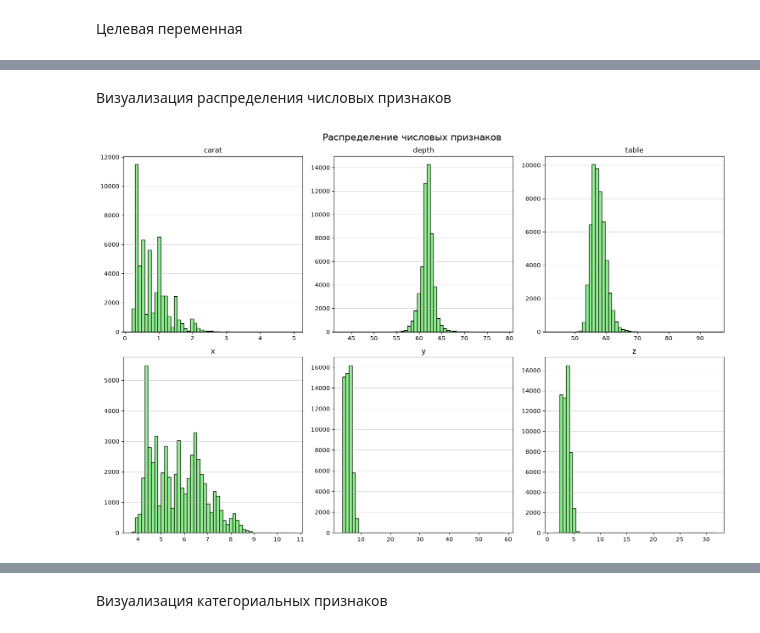
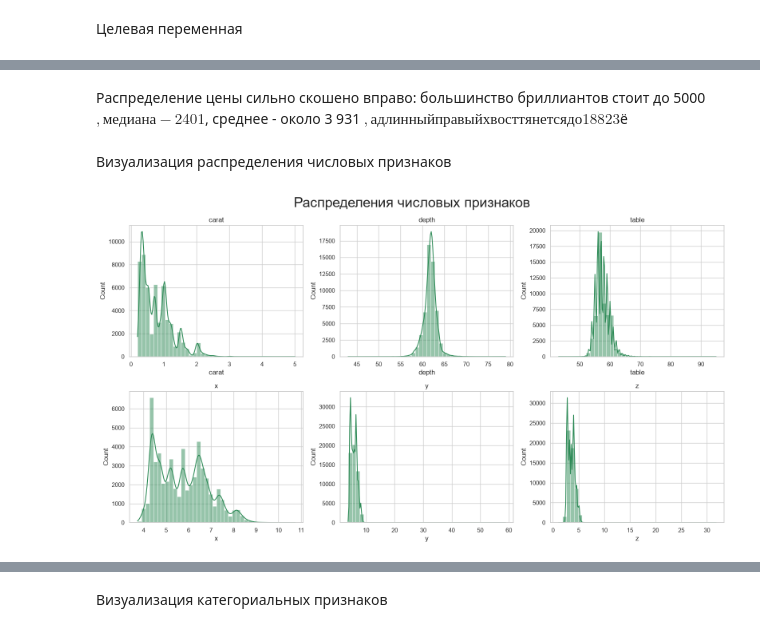
Before and after one commit to violllin/lab1_regression, a Jupyter notebook: lab1.ipynb, the cells around one changed output, grey strips where cells are left out. Saved outputs shown, nothing was run; the diff lists cells and outputs as text; code cells hidden in the pictures.

```diff
--- a/lab1.ipynb
+++ b/lab1.ipynb
@@ -39,7 +63,8 @@ from statsmodels.stats.outliers_influence import variance_inflation_factor
 # %% [markdown]
 Загрузка датасета
 # %%
-df = pd.read_csv('diamonds.csv')
-print("Размер датасета:", df.shape)
-display(df.head())
+data_path = Path("diamonds.csv")
+df_raw = pd.read_csv(data_path)
+print(f"Размер исходного датасета: {df_raw.shape[0]:,} строк и {df_raw.shape[1]} столбцов")
+display(df_raw.head())
 # %% [output]
@@ -107,7 +140,17 @@ dtype: int64
 # %%
-zero_dimensions = df[(df['x'] == 0) | (df['y'] == 0) | (df['z'] == 0)]
-print(f"\nКоличество строк с нулевыми размерами алмазов (x, y, z): {len(zero_dimensions)}")
+rows_before = len(df_raw)
+df = df_raw.dropna().copy()
+rows_after_dropna = len(df)
 
-df = df[(df['x'] > 0) & (df['y'] > 0) & (df['z'] > 0)]
-print(f"Размер датасета после удаления аномалий: {df.shape}")
+dimension_cols = ["x", "y", "z"]
+invalid_dimensions = (df[dimension_cols] <= 0).any(axis=1)
+invalid_count = int(invalid_dimensions.sum())
+df = df.loc[~invalid_dimensions].copy()
+
+print(f"Строк исходно: {rows_before:,}")
+print(f"Удалено строк с пропусками: {rows_before - rows_after_dropna:,}")
+print(f"Удалено строк с x, y или z ≤ 0: {invalid_count:,}")
+print(f"Итоговый размер после предобработки: {df.shape[0]:,} строк × {df.shape[1]} столбцов")
+print(f"Осталось пропусков: {int(df.isna().sum().sum())}")
+print(f"Осталось строк с неположительными размерами: {int((df[dimension_cols] <= 0).any(axis=1).sum())}")
 # %% [output]
@@ -129,18 +176,17 @@ plt.show()
+# %% [markdown]
+Распределение цены сильно скошено вправо: большинство бриллиантов стоит до 5000 $, медиана - 2 401 $, среднее - около 3 931 $, а длинный правый хвост тянется до 18 823 $ё
 # %% [markdown]
 Визуализация распределения числовых признаков
 # %%
-numeric_features = ['carat', 'depth', 'table', 'x', 'y', 'z']
+numeric_features = ["carat", "depth", "table", "x", "y", "z"]
 
-fig, axes = plt.subplots(2, 3, figsize=(15, 10))
-fig.suptitle('Распределение числовых признаков', fontsize=16)
-
-for i, col in enumerate(numeric_features):
-    ax = axes[i//3, i%3]
-    ax.hist(df[col], bins=50, color='lightgreen', edgecolor='black')
+fig, axes = plt.subplots(2, 3, figsize=(16, 9))
+fig.suptitle("Распределения числовых признаков", fontsize=25)
+for ax, col in zip(axes.flat, numeric_features):
+    sns.histplot(df[col], bins=40, kde=True, ax=ax, color="seagreen")
     ax.set_title(col)
-    ax.grid(axis='y', alpha=0.5)
-
+    ax.set_xlabel(col)
 plt.tight_layout()
 plt.show()
 # %% [output]
-[figure, old version]
+[figure, new version]
```
Also changed, not shown: parts of 31 cells of this notebook.
